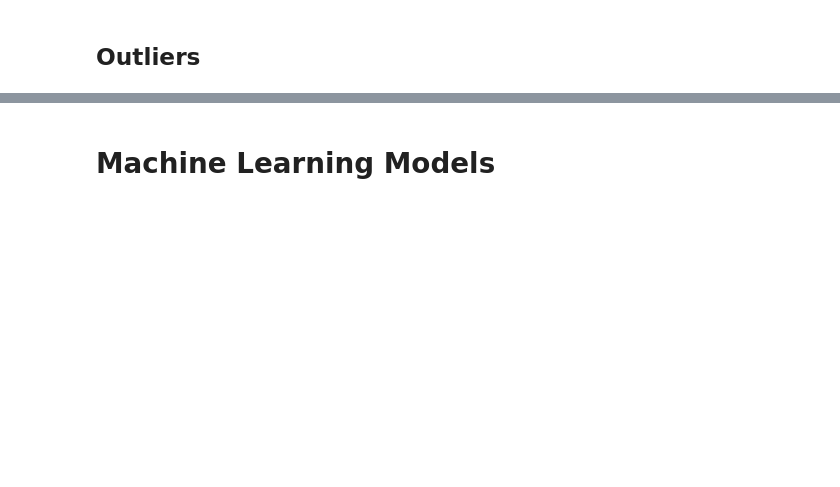
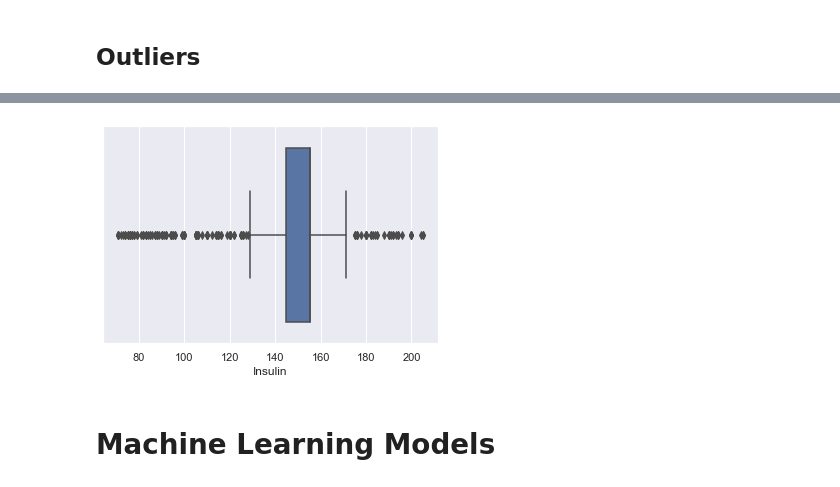
Before and after one commit to Wamuza1/Diabetes-Prediction-Analysis, a Jupyter notebook: Ins_Logistic_Regression.ipynb, the cells around one changed output, grey strips where cells are left out. Drawn from its saved outputs; the diff is of its cells as text; code cells hidden in the pictures; blank space fills up the shorter version.

```diff
--- a/Ins_Logistic_Regression.ipynb
+++ b/Ins_Logistic_Regression.ipynb
@@ -145,9 +336,11 @@ sns.distplot(df_copy.BMI, bins = 20, ax=ax[3,1])
 # %%
 
-# outLier_df= outLier_df[~((outLier_df['Insulin']< lower) |(outLier_df['Insulin']> upper))]
+outLier_df= outLier_df[~((outLier_df['Insulin']< lower) |(outLier_df['Insulin']> upper))]
 # %%
-# import seaborn as sns
-# sns.boxplot(x = outLier_df["Insulin"]);
+import seaborn as sns
+sns.boxplot(x = outLier_df["Insulin"]);
+# %% [output]
+[figure, added]
 # %% [markdown]
 # Machine Learning Models
 # %% [markdown]
```
Also changed, not shown: parts of 63 cells of this notebook.
